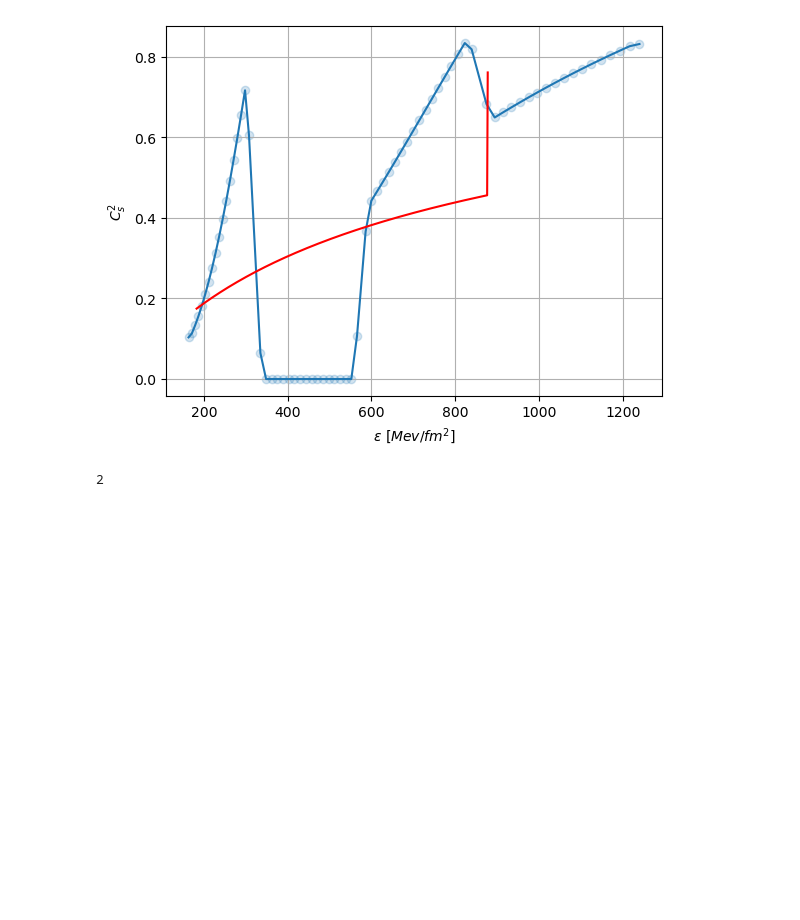
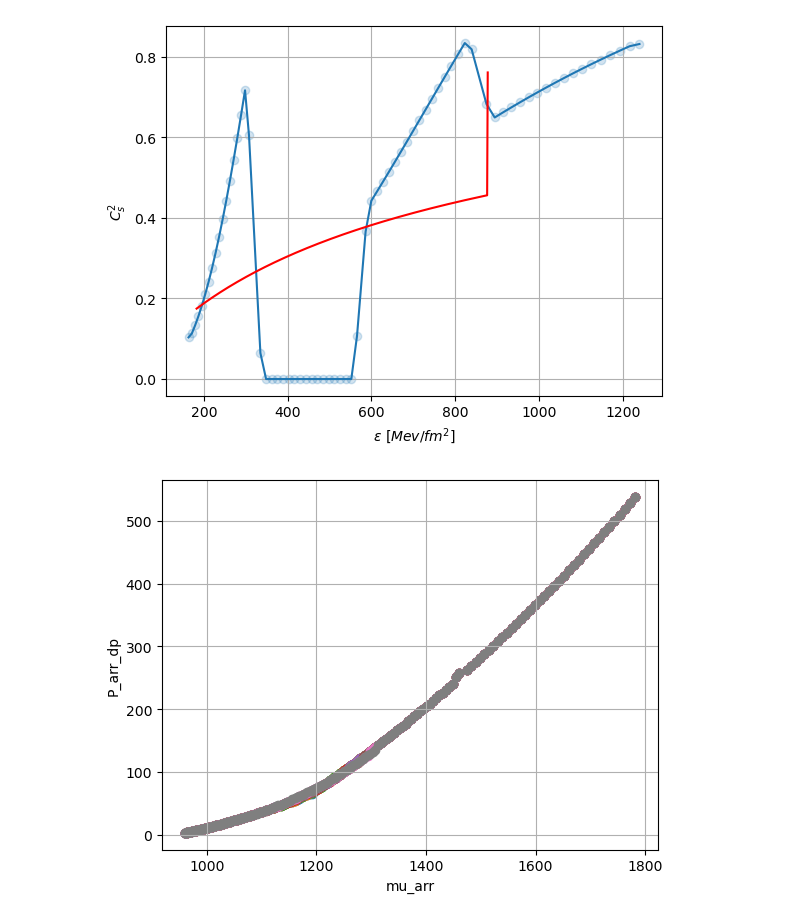
Before and after one commit to katta626/Phase_Transition, a Jupyter notebook: code/Relation_Codes/quadratic_fit-2.ipynb, the cells around one changed output. Cells and saved outputs as stored; diff of their text form; code cells hidden in the pictures; blank space fills up the shorter version.

```diff
--- a/code/Relation_Codes/quadratic_fit-2.ipynb
+++ b/code/Relation_Codes/quadratic_fit-2.ipynb
@@ -1274,7 +1381,3 @@ plt.ylabel(r"$C_s^2$")
 plt.show();
 # %% [output]
 [figure]
-# %%
-12 % 10
-# %% [output]
-2
@@ -1280,0 +1390,44 @@ plt.show();
+# %%
+def find_index(arr, value):
+    count = 0
+    for i in range(len(arr)):
+        if arr[i] < value:
+            count = count+1
+        else :
+            return count
+# %%
+P_arr_dp = []
+E_arr_dp = []
+number_density = []
+
+for i in range(len(A)):
+    mu_new = mu_arr
+    index_1 = find_index(mu_new, mu_c_h_arr[i])
+    index_2 = find_index(mu_new, mu_c_q_arr[i])
+
+    P_m = quad_P(x_intersect, mu_new[index_1:index_2], A[i], B[i], delta_P_arr[i], y_intersect)
+    P_had_half = P_arr[:index_1]
+    P_quark_half = P_arr[index_2:]
+
+    grad_had = np.gradient(P_had_half,mu_new[:index_1])
+    grad_m = np.gradient(P_m,mu_new[index_1:index_2])
+    grad_quark = np.gradient(P_quark_half,mu_new[index_2:])
+
+
+    grad_dummy = np.concatenate((grad_had[:-1],grad_m[:-1],grad_quark))
+    P_arr_dummy = np.concatenate((P_had_half[:-1],P_m[:-1],P_quark_half))
+
+    e_dummy = (grad_dummy*mu_new[:-2])-P_arr_dummy
+
+    P_arr_dp.append(P_arr_dummy)
+    E_arr_dp.append(e_dummy)
+    number_density.append(grad_dummy)
+# %%
+for i in range(len(P_arr_dp)):
+    plt.scatter(mu_new[:-2],P_arr_dp[i])
+plt.ylabel('P_arr_dp')
+plt.xlabel('mu_arr')
+plt.grid(True)
+plt.show()
+# %% [output]
+[figure, added]
```
Also changed, not shown: parts of 21 cells of this notebook, 4 other files.
